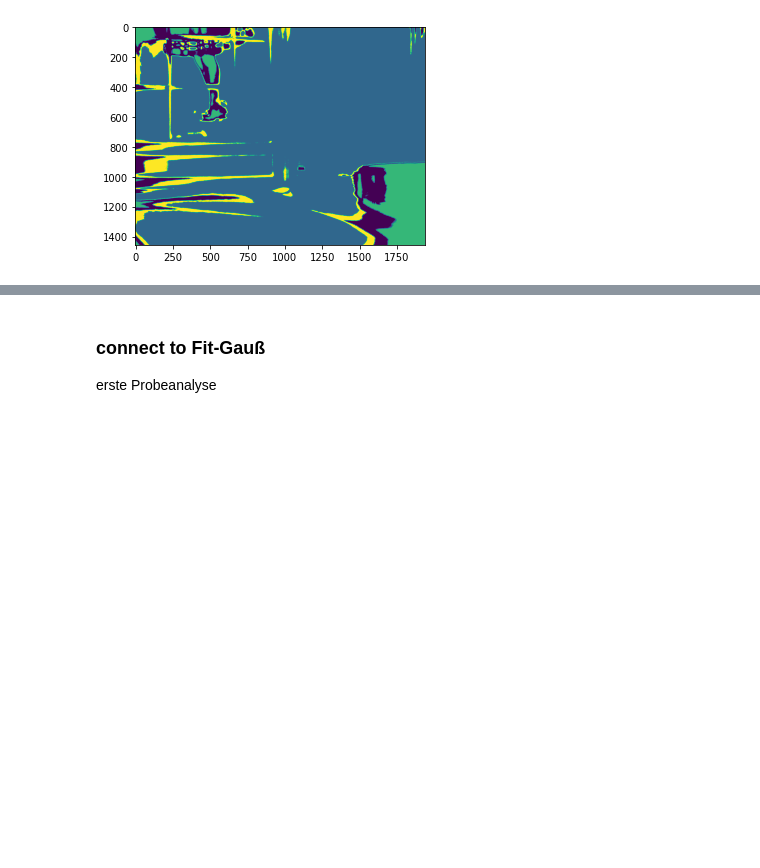
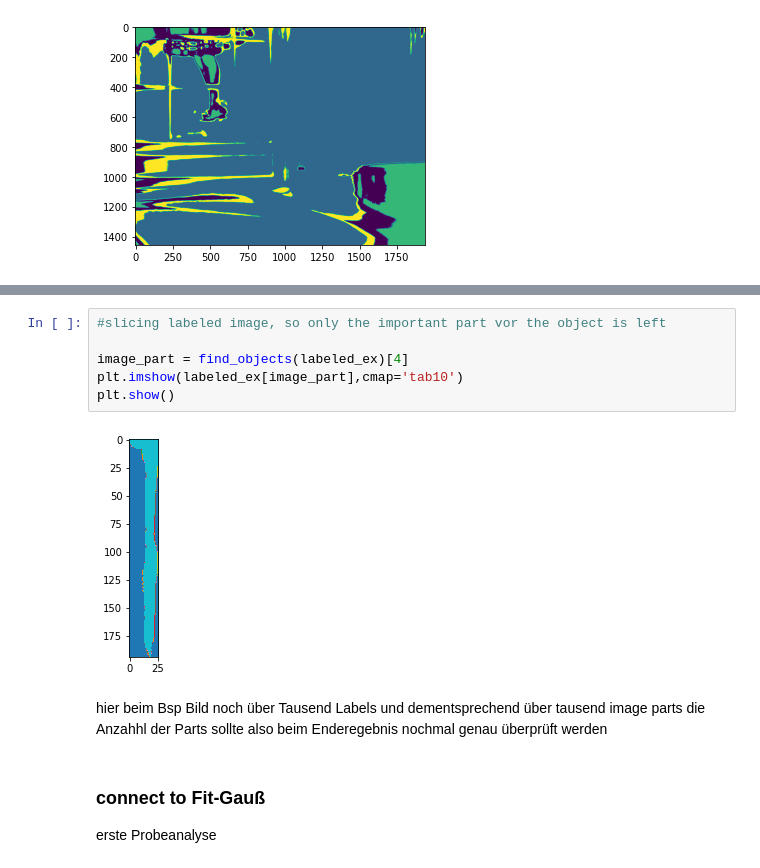
Before and after one commit to claryguru/BA_epics_camera, a Jupyter notebook: Jupiter/Datenanalyse.ipynb, the cells around one changed output, grey strips where cells are left out. Cells and saved outputs as stored; diff of their text form; blank space fills up the shorter version.

```diff
--- a/Jupiter/Datenanalyse.ipynb
+++ b/Jupiter/Datenanalyse.ipynb
@@ -215,3 +224,14 @@ plt.show()
+# %%
+#slicing labeled image, so only the important part vor the object is left
+
+image_part = find_objects(labeled_ex)[4]
+plt.imshow(labeled_ex[image_part],cmap='tab10')
+plt.show()
+# %% [output]
+[figure, added]
+# %% [markdown]
+hier beim Bsp Bild noch über Tausend Labels und dementsprechend über tausend image parts
+die Anzahhl der Parts sollte also beim Enderegebnis nochmal genau überprüft werden
 # %% [markdown]
 ### connect to Fit-Gauß
 erste Probeanalyse
```
Also changed, not shown: parts of 15 cells of this notebook, 2 other files.
